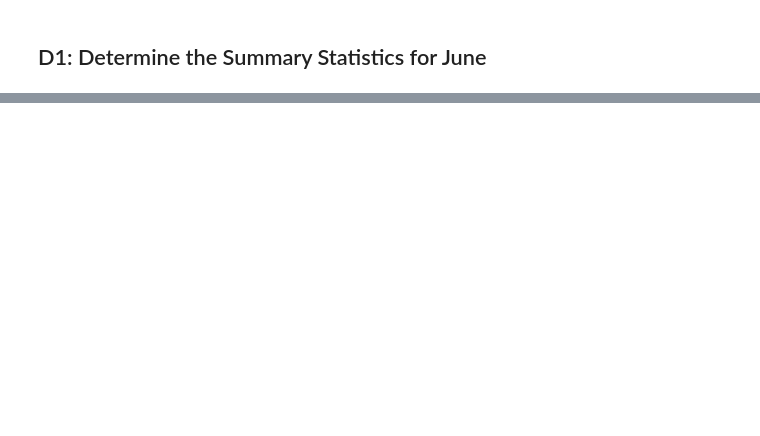
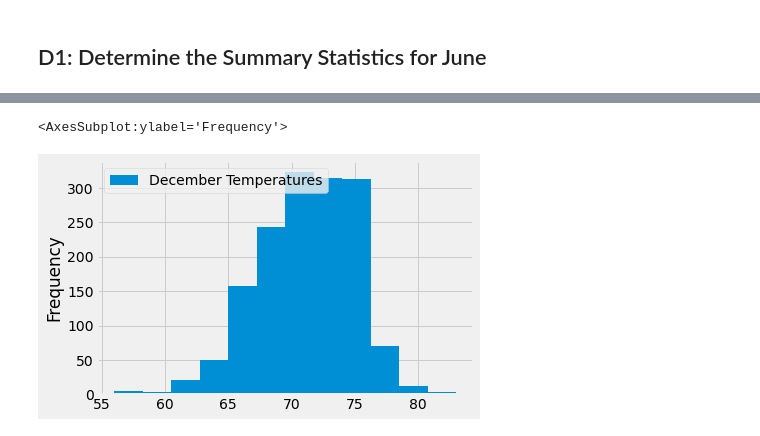
Before and after one commit to JJF1962/surfs_up, a Jupyter notebook: SurfsUp_Challenge.ipynb, the cells around one changed output, grey strips where cells are left out. Cells and saved outputs as stored; diff of their text form; code cells hidden in the pictures; blank space fills up the shorter version.

```diff
--- a/SurfsUp_Challenge.ipynb
+++ b/SurfsUp_Challenge.ipynb
@@ -52,0 +103,7 @@ from sqlalchemy import extract
+# %%
+# 7. Convert the December temperatures to a list.
+# I just copied the code from step 3 and changed the month from June to December
+
+results_december_temps = session.query(Measurement.date, Measurement.tobs).\
+    filter(extract('month', Measurement.date)=='12').all()
+print(results_december_temps)
@@ -53,2 +112,5 @@ from sqlalchemy import extract
 # %%
 # 8. Create a DataFrame from the list of temperatures for the month of December.
+# I copied the code from step four and changed the month to December
+df_december_temps = pd.DataFrame(results_december_temps, columns=['Date',"December Temperatures"])
+print(df_december_temps)
@@ -56,0 +147,8 @@ from sqlalchemy import extract
+# %%
+# Plots are not part of the chalenge I coded to the plot to be  added to my Readme
+Canvas Lesson 9.3.4
+
+df_december_temps.plot.hist(bins=12)
+# %% [output]
+<AxesSubplot:ylabel='Frequency'>
+[figure, added]
```
Also changed, not shown: parts of 15 cells of this notebook.
